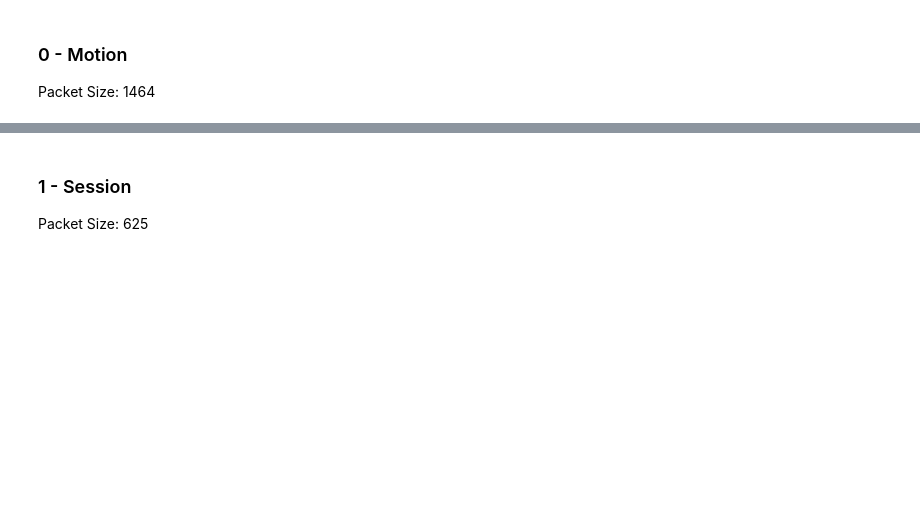
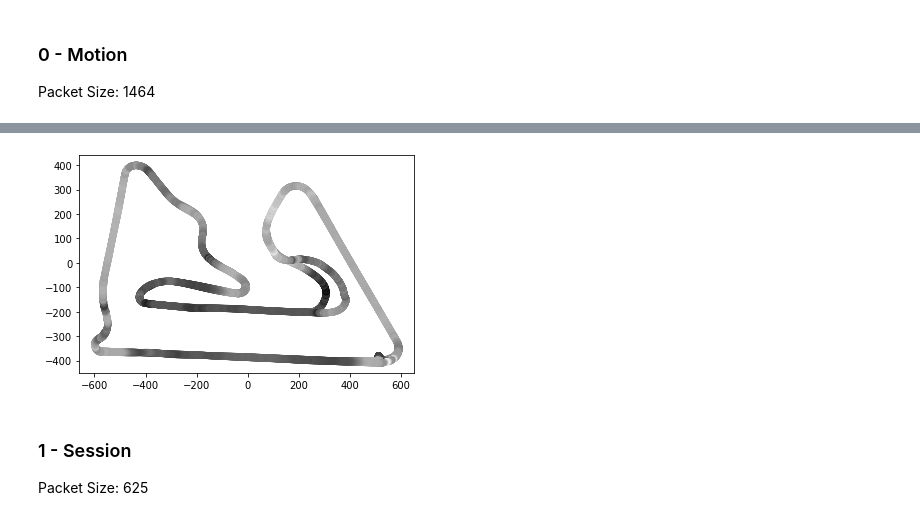
Before and after one commit to jules-deponte/F1Telemetry, a Jupyter notebook: Python Script/Workings.ipynb, the cells around one changed output, grey strips where cells are left out. Drawn from its saved outputs; the diff is of its cells as text; code cells hidden in the pictures; blank space fills up the shorter version.

Commit message:
Got Motion Data Working with the C_types

```diff
--- a/Python Script/Workings.ipynb
+++ b/Python Script/Workings.ipynb
@@ -10,12 +17,20 @@ with open(r"C:\Users\jules\OneDrive\F1 2021 Telemetry\Wireshark Data\0 - Motion.
     data = f.readlines()
     f.close()
 
+with open(r"C:\Users\jules\OneDrive\F1 2021 Telemetry\Wireshark Data\0 - Motion.txt", 'rb') as f:
+    data_rb = f.readlines()
+    f.close()
+
+
 bin = []
-
+data_b = []
 
 # for line in data:
 #     bin.append(line.decode())
 
+for line_b in data_rb:
+    bin.append(line_b.decode())
 
-# for line in bin:
-#     data.append(bytes.fromhex(line))
+
+for line_b in bin:
+    data_b.append(bytes.fromhex(line_b))
@@ -53,3 +72,11 @@ class PacketHeader(ctypes.LittleEndianStructure):
         ('m_secondary_player_car_index', ctypes.c_uint8),  # Index of secondary player's car in the array (splitscreen)
         # 255 if no second player
     ]
+# %%
+# SWAP ENDIANESS
+def swap_endianess(hexstring):
+	ba = bytearray.fromhex(hexstring)
+	ba.reverse()
+	return ba.hex()
+
+int('00', 16)
@@ -396,0 +412,10 @@ for k in set(df_header['m_packet_id']):
+# %%
+# Plot...
+plt.scatter(x=df_car_motion_data['m_world_position_z'].iloc[170:],
+            y=df_car_motion_data['m_world_position_x'].iloc[170:],
+            c=df_car_motion_data['m_roll'].iloc[170:]) # s is a size of marker
+
+
+plt.show()
+# %% [output]
+[figure, added]
```
Also changed, not shown: parts of 13 cells of this notebook, 1 other file.
